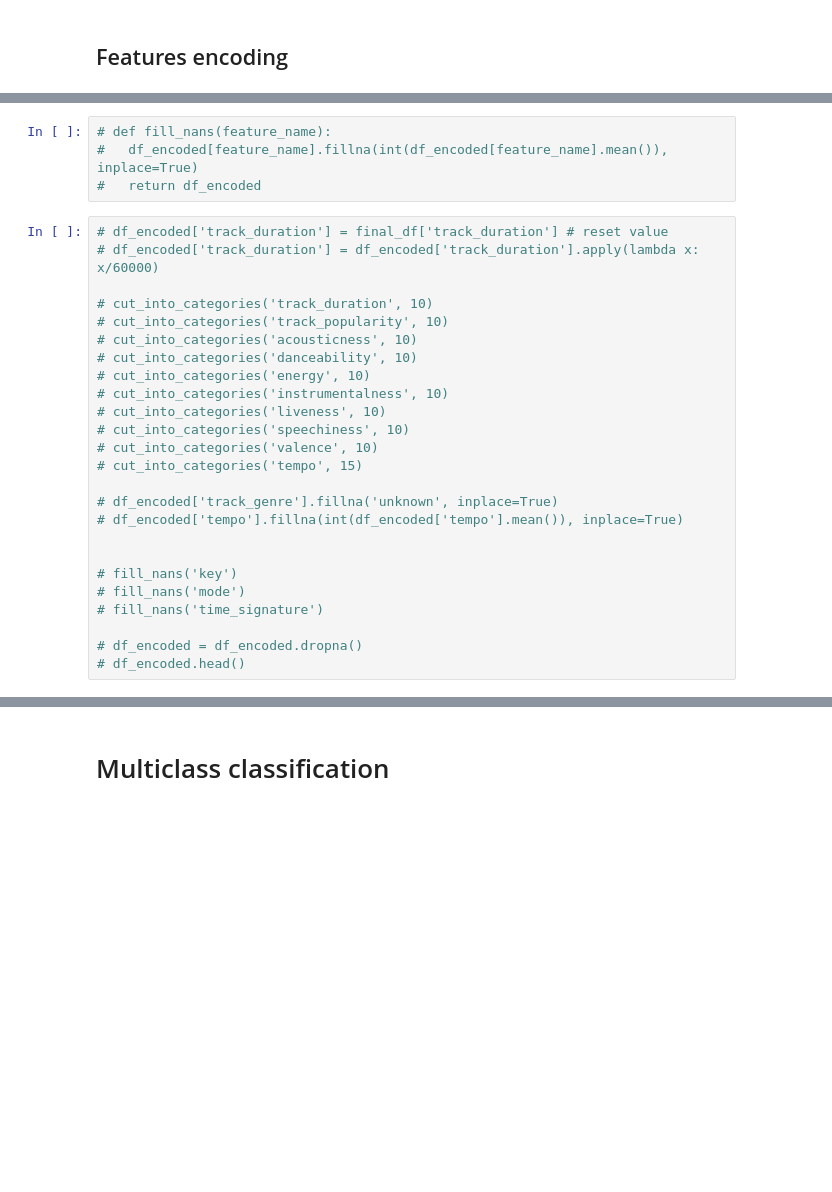
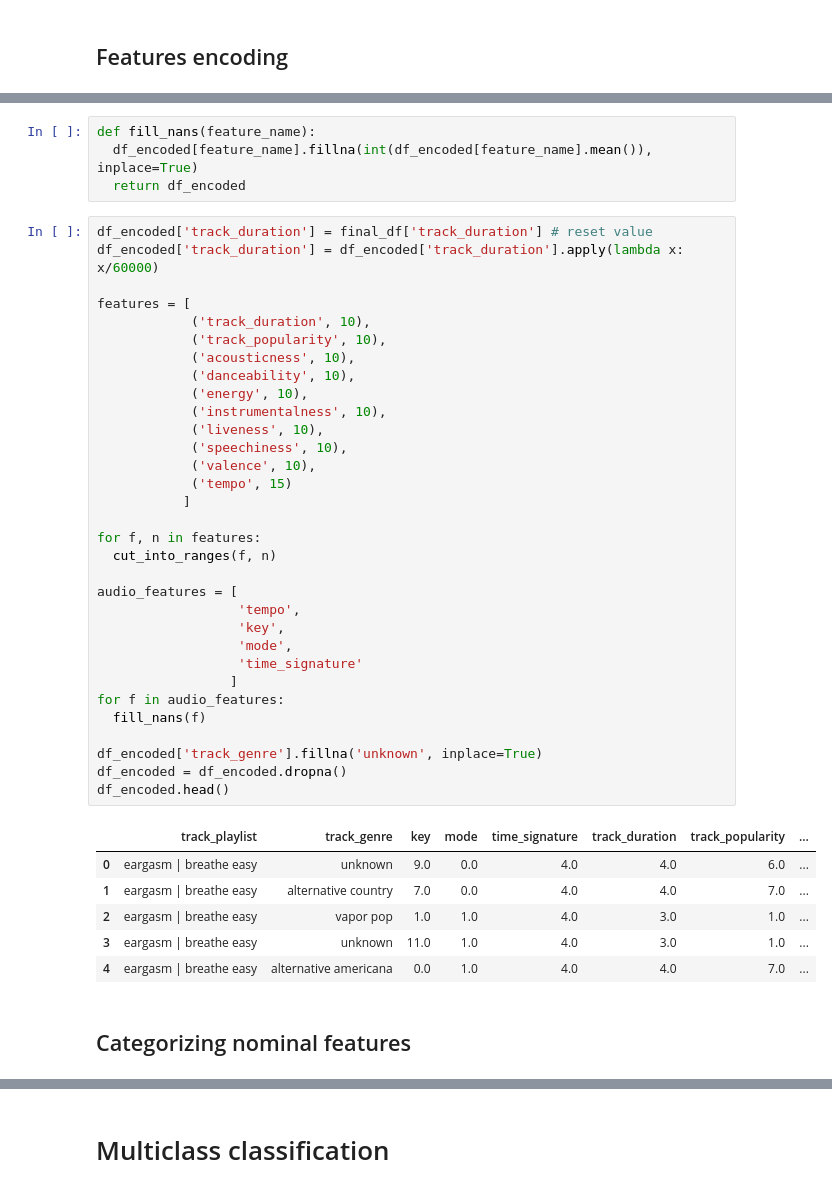
Before and after one commit to adamsiemaszkiewicz/eargasm-music, a Jupyter notebook: eargasm_Classification.ipynb, the cells around one changed output, grey strips where cells are left out. Saved outputs shown, nothing was run; the diff lists cells and outputs as text; blank space fills up the shorter version.

```diff
--- a/eargasm_Classification.ipynb
+++ b/eargasm_Classification.ipynb
@@ -144,29 +147,45 @@ df_encoded.head()
 # %%
-# def fill_nans(feature_name):
-#   df_encoded[feature_name].fillna(int(df_encoded[feature_name].mean()), inplace=True)
-#   return df_encoded
+def fill_nans(feature_name):
+  df_encoded[feature_name].fillna(int(df_encoded[feature_name].mean()), inplace=True)
+  return df_encoded
 # %%
-# df_encoded['track_duration'] = final_df['track_duration'] # reset value
-# df_encoded['track_duration'] = df_encoded['track_duration'].apply(lambda x: x/60000)
+df_encoded['track_duration'] = final_df['track_duration'] # reset value
+df_encoded['track_duration'] = df_encoded['track_duration'].apply(lambda x: x/60000)
 
-# cut_into_categories('track_duration', 10)
-# cut_into_categories('track_popularity', 10)
-# cut_into_categories('acousticness', 10)
-# cut_into_categories('danceability', 10)
-# cut_into_categories('energy', 10)
-# cut_into_categories('instrumentalness', 10)
-# cut_into_categories('liveness', 10)
-# cut_into_categories('speechiness', 10)
-# cut_into_categories('valence', 10)
-# cut_into_categories('tempo', 15)
+features = [
+            ('track_duration', 10),
+            ('track_popularity', 10),
+            ('acousticness', 10),
+            ('danceability', 10),
+            ('energy', 10),
+            ('instrumentalness', 10),
+            ('liveness', 10),
+            ('speechiness', 10),
+            ('valence', 10),
+            ('tempo', 15)
+           ]
 
-# df_encoded['track_genre'].fillna('unknown', inplace=True)
-# df_encoded['tempo'].fillna(int(df_encoded['tempo'].mean()), inplace=True)
+for f, n in features:
+  cut_into_ranges(f, n)
 
+audio_features = [
+                  'tempo',
+                  'key',
+                  'mode',
+                  'time_signature'
+                 ]
+for f in audio_features:
+  fill_nans(f)
 
-# fill_nans('key')
-# fill_nans('mode')
-# fill_nans('time_signature')
-
-# df_encoded = df_encoded.dropna()
-# df_encoded.head()
+df_encoded['track_genre'].fillna('unknown', inplace=True)
+df_encoded = df_encoded.dropna()
+df_encoded.head()
+# %% [output]
+|  | track_playlist | track_genre | key | mode | time_signature | track_duration | track_popularity | ... |
+| 0 | eargasm | breathe easy | unknown | 9.0 | 0.0 | 4.0 | 4.0 | 6.0 | ... |
+| 1 | eargasm | breathe easy | alternative country | 7.0 | 0.0 | 4.0 | 4.0 | 7.0 | ... |
+| 2 | eargasm | breathe easy | vapor pop | 1.0 | 1.0 | 4.0 | 3.0 | 1.0 | ... |
+| 3 | eargasm | breathe easy | unknown | 11.0 | 1.0 | 4.0 | 3.0 | 1.0 | ... |
+| 4 | eargasm | breathe easy | alternative americana | 0.0 | 1.0 | 4.0 | 4.0 | 7.0 | ... |
+# %% [markdown]
+## Categorizing nominal features
```
Also changed, not shown: parts of 22 cells of this notebook.
